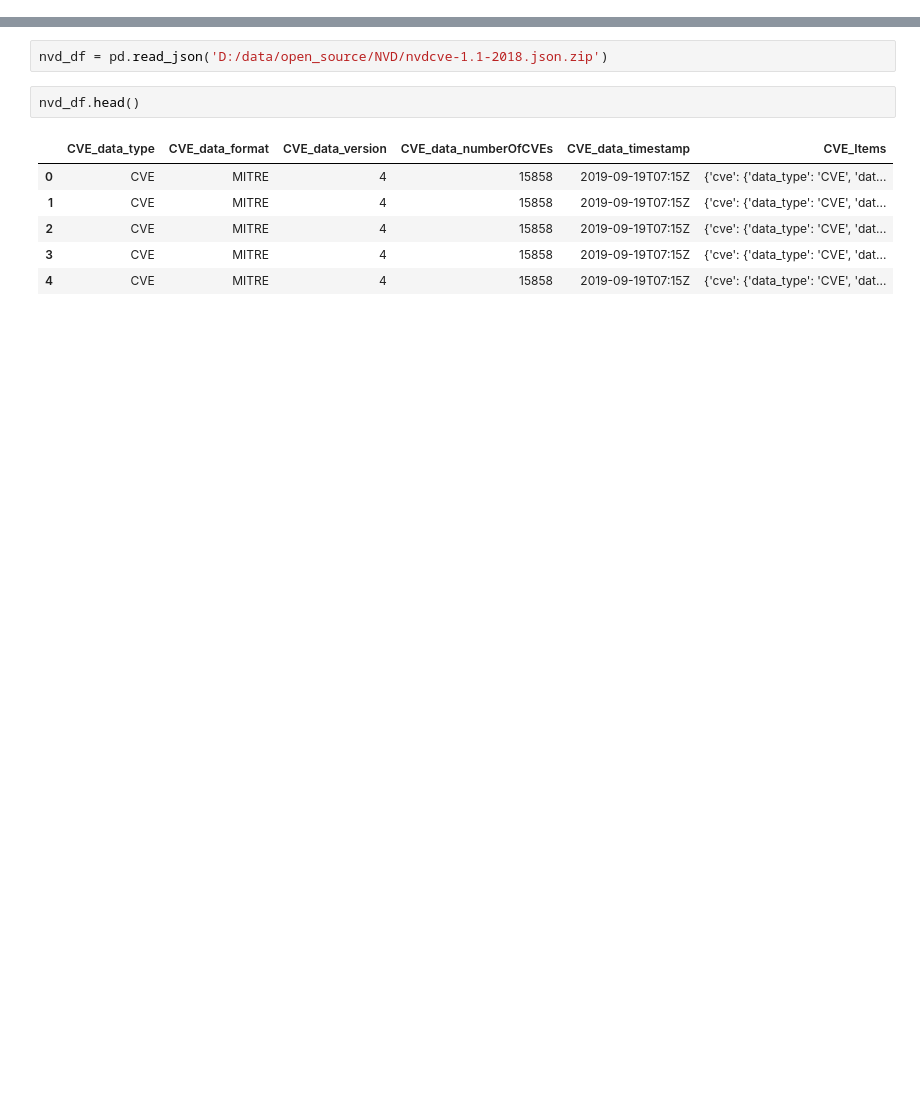
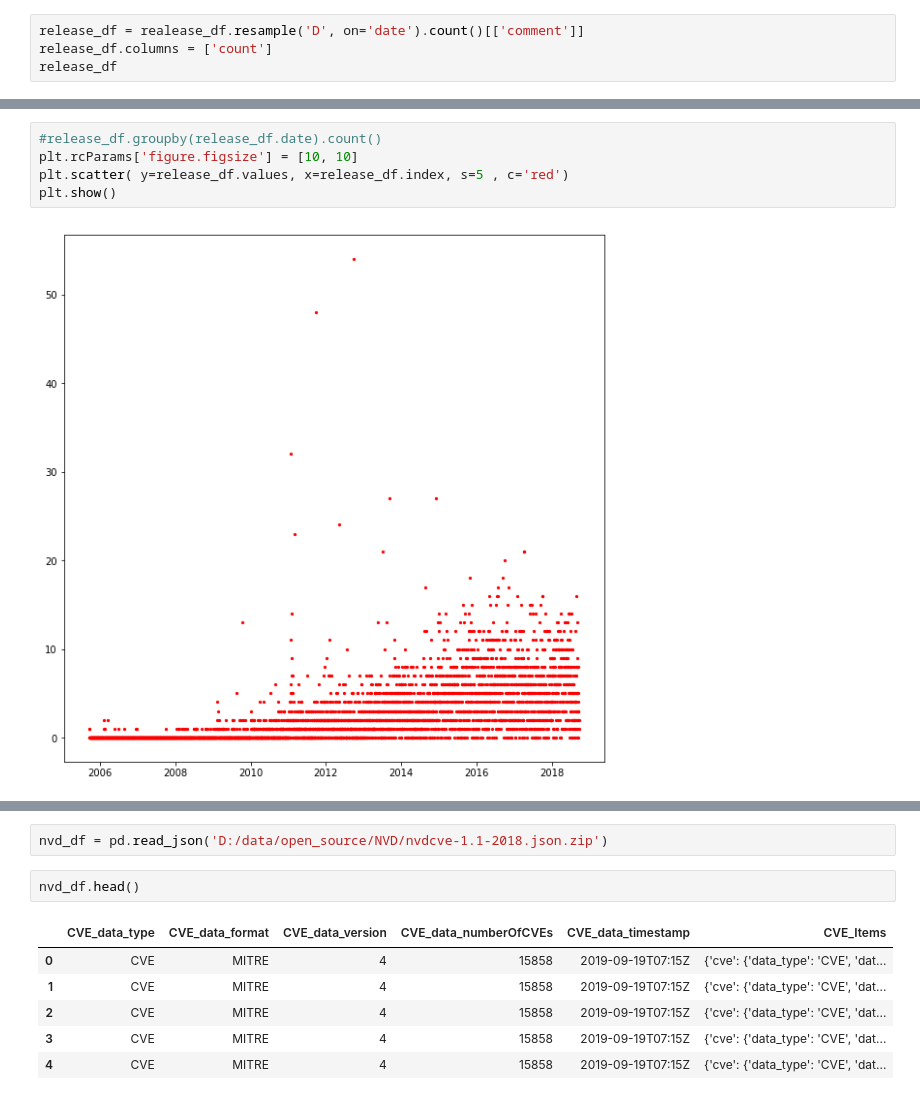
Before and after one commit to UNCG-CSE/Open_Source_Vul_Metrics, a Jupyter notebook: src/main.ipynb, the cells around one changed output, grey strips where cells are left out. Cells and saved outputs as stored; diff of their text form; blank space fills up the shorter version.

```diff
--- a/src/main.ipynb
+++ b/src/main.ipynb
@@ -9,0 +19,4 @@ herit_df = pd.read_csv('D:/data/open_source/release.csv', names=release_header)
+# %%
+release_df = realease_df.resample('D', on='date').count()[['comment']]
+release_df.columns = ['count']
+release_df
@@ -10,3 +43,10 @@ herit_df = pd.read_csv('D:/data/open_source/release.csv', names=release_header)
+# %%
+#release_df.groupby(release_df.date).count()
+plt.rcParams['figure.figsize'] = [10, 10]
+plt.scatter( y=release_df.values, x=release_df.index, s=5 , c='red')
+plt.show()
+# %% [output]
+[figure, added]
 # %%
 herit_df.head()
 # %% [output]
```
Also changed, not shown: parts of 9 cells of this notebook.
